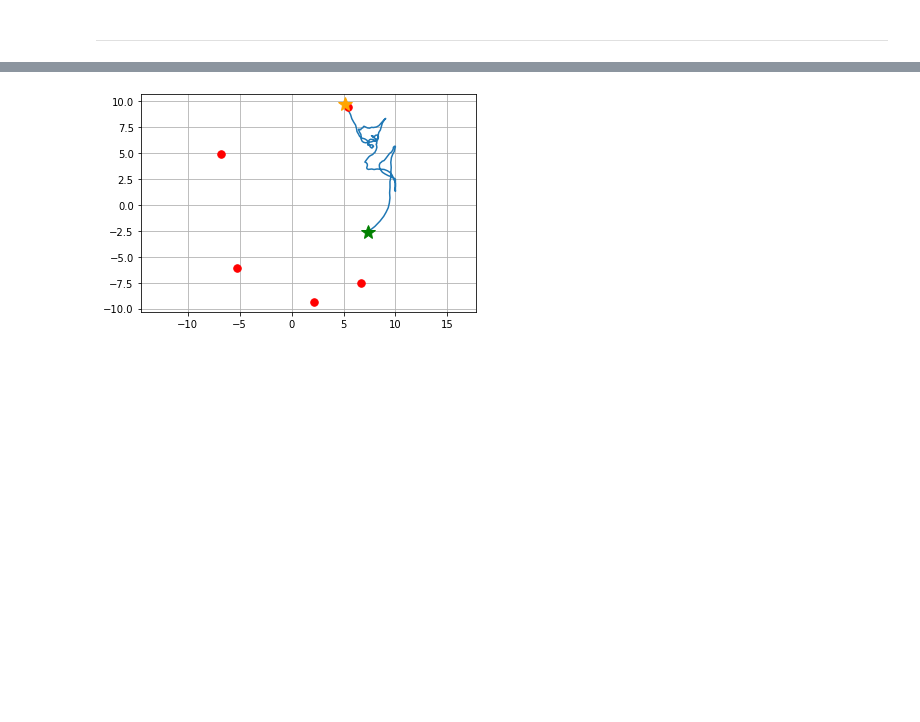
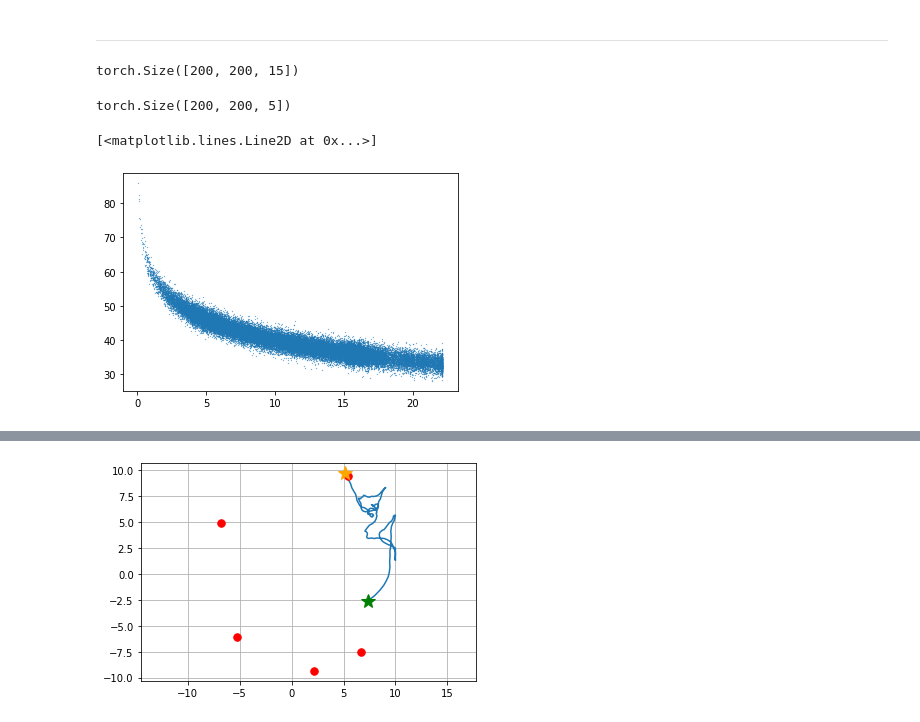
Before and after one commit to Painguin/Learning-based-multi-modal-indoor-localization, a Jupyter notebook: Autoencoder.ipynb, the cells around one changed output, grey strips where cells are left out. Cells and saved outputs as stored; diff of their text form; code cells hidden in the pictures; blank space fills up the shorter version.

```diff
--- a/Autoencoder.ipynb
+++ b/Autoencoder.ipynb
@@ -49,3 +53,18 @@ data.save(file_name)
 data = RandomSimulation.from_file(file_name)
 # %% [markdown]
 ---
+# %%
+distances = data.simulations[..., None, :].sub(data.anchors_pos).pow(2).sum(dim=3).sqrt() + 1e-2
+# %%
+data.features.size()
+# %% [output]
+torch.Size([200, 200, 15])
+# %%
+distances.size()
+# %% [output]
+torch.Size([200, 200, 5])
+# %%
+plt.plot(distances[:,:,0].flatten(), data.features[:,:,0].flatten(), '.', markersize=0.5)
+# %% [output]
+[<matplotlib.lines.Line2D at 0x...>]
+[figure, added]
```
Also changed, not shown: parts of 22 cells of this notebook, 1 other file.
